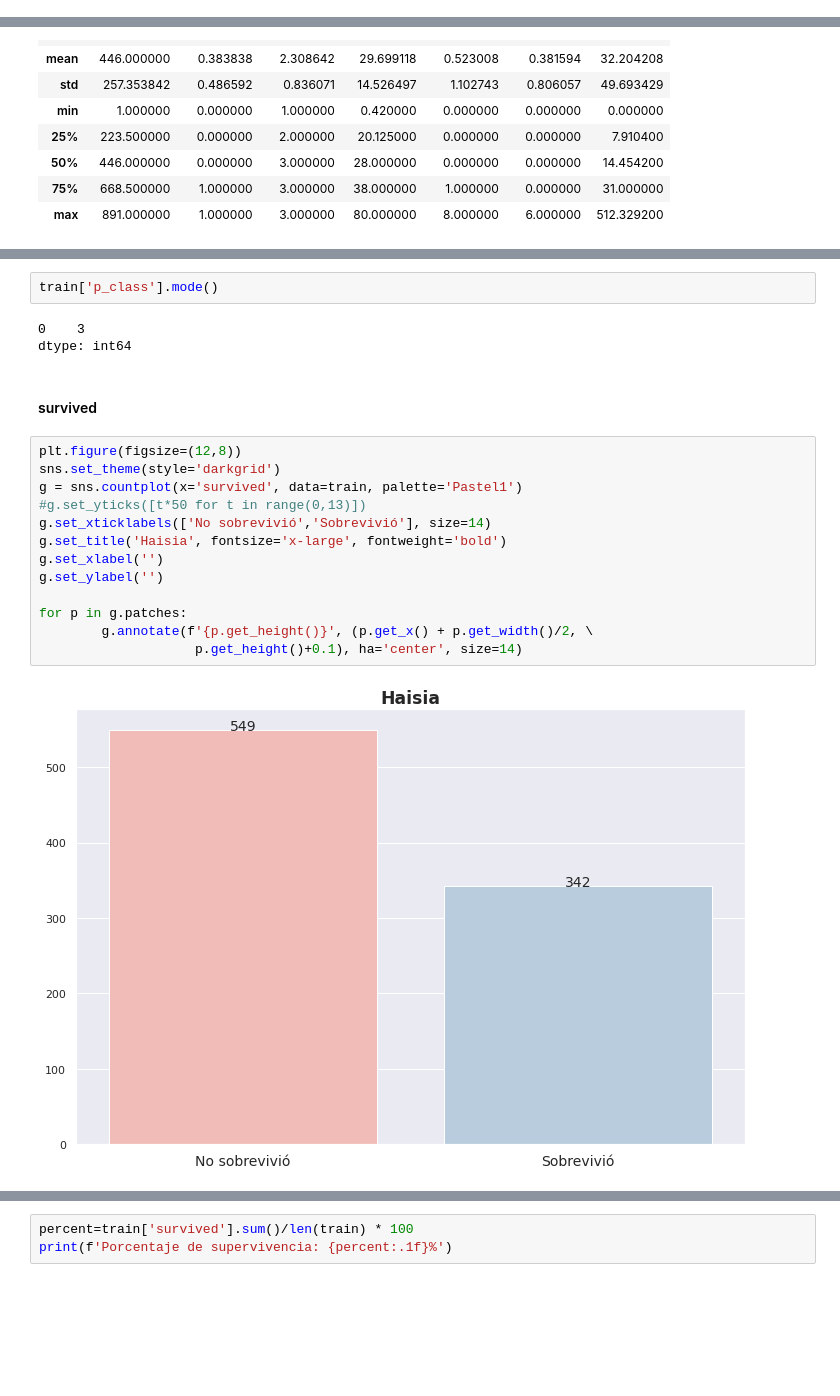
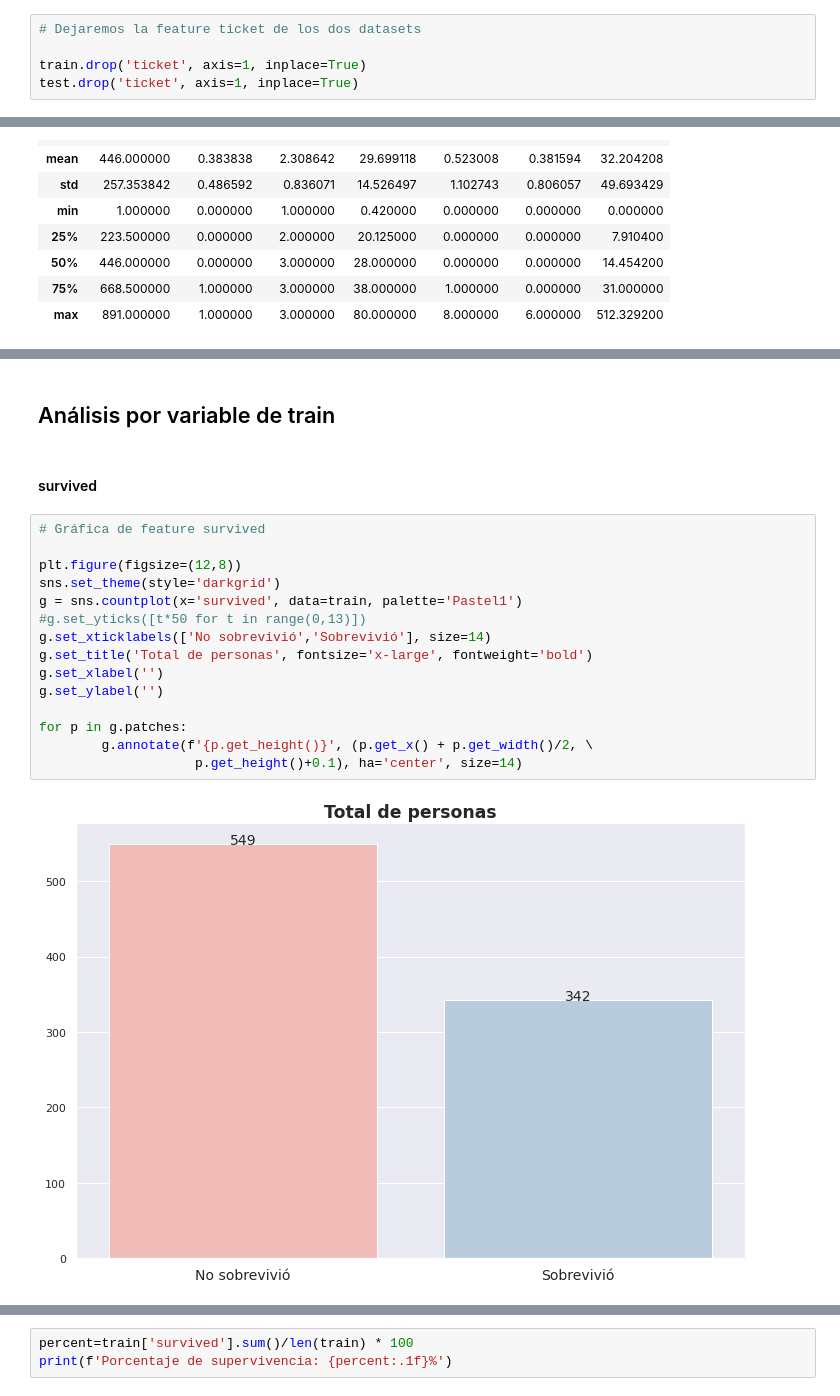
Before and after one commit to wabinai/proyecto_python, a Jupyter notebook: Titanic.ipynb, the cells around one changed output, grey strips where cells are left out. Cells and saved outputs as stored; diff of their text form; blank space fills up the shorter version.

```diff
--- a/Titanic.ipynb
+++ b/Titanic.ipynb
@@ -225,3 +260,8 @@ Arriba se puede observar los datos únicos de cada campo. El Nombre y el id es n
+# %%
+# Dejaremos la feature ticket de los dos datasets
+
+train.drop('ticket', axis=1, inplace=True)
+test.drop('ticket', axis=1, inplace=True)
 # %%
 train.describe()
 # %% [output]
@@ -241,22 +285,21 @@ En conclusión, los campos más relevantes para la supervivencia serían todos e
-# %%
-train['p_class'].mode()
-# %% [output]
-0    3
-dtype: int64
+# %% [markdown]
+## Análisis por variable de train
 # %% [markdown]
 #### survived
 # %%
+# Gráfica de feature survived
+
 plt.figure(figsize=(12,8))
 sns.set_theme(style='darkgrid')
 g = sns.countplot(x='survived', data=train, palette='Pastel1')
 #g.set_yticks([t*50 for t in range(0,13)])
 g.set_xticklabels(['No sobrevivió','Sobrevivió'], size=14)
-g.set_title('Haisia', fontsize='x-large', fontweight='bold')
+g.set_title('Total de personas', fontsize='x-large', fontweight='bold')
 g.set_xlabel('')
 g.set_ylabel('')
 
 for p in g.patches:
         g.annotate(f'{p.get_height()}', (p.get_x() + p.get_width()/2, \
                     p.get_height()+0.1), ha='center', size=14)
 # %% [output]
-[figure, old version]
+[figure, new version]
```
Also changed, not shown: parts of 120 cells of this notebook.
